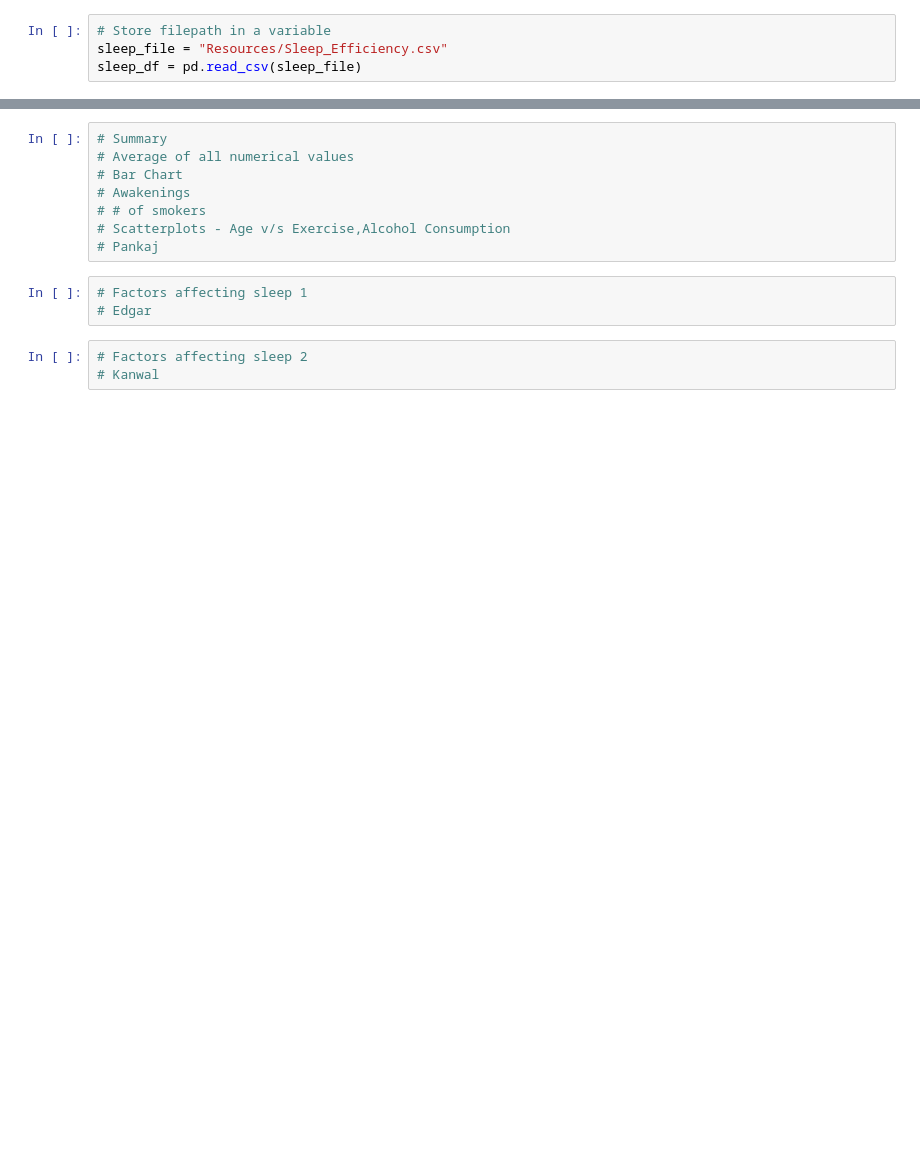
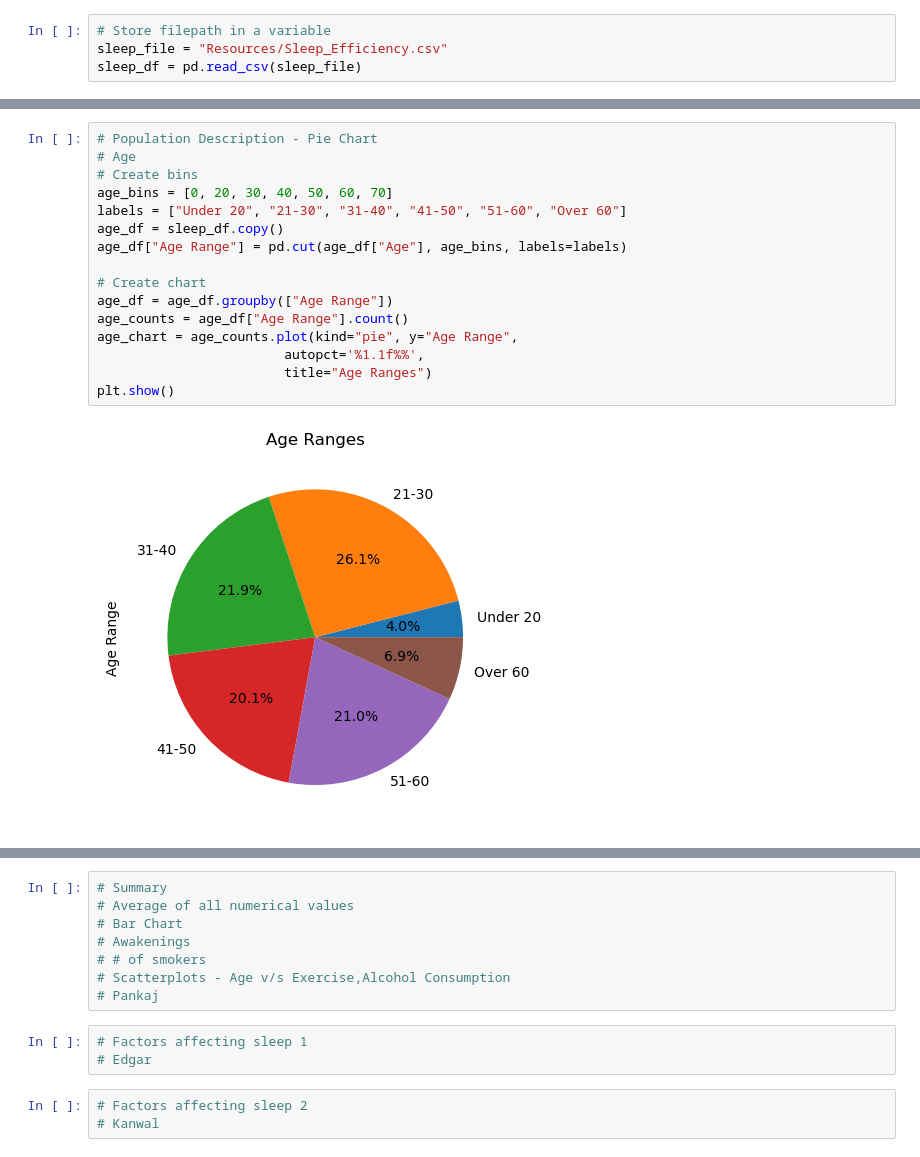
Before and after one commit to JenFreeze/Project_1, a Jupyter notebook: project1.ipynb, the cells around one changed output, grey strips where cells are left out. Saved outputs shown, nothing was run; the diff lists cells and outputs as text; blank space fills up the shorter version.

```diff
--- a/project1.ipynb
+++ b/project1.ipynb
@@ -23,0 +30,18 @@ sleep_df.head(5)
+# %%
+# Population Description - Pie Chart
+# Age
+# Create bins
+age_bins = [0, 20, 30, 40, 50, 60, 70]
+labels = ["Under 20", "21-30", "31-40", "41-50", "51-60", "Over 60"]
+age_df = sleep_df.copy()
+age_df["Age Range"] = pd.cut(age_df["Age"], age_bins, labels=labels)
+
+# Create chart
+age_df = age_df.groupby(["Age Range"])
+age_counts = age_df["Age Range"].count()
+age_chart = age_counts.plot(kind="pie", y="Age Range",
+                        autopct='%1.1f%%',
+                        title="Age Ranges")
+plt.show()
+# %% [output]
+[figure, added]
```
Also changed, not shown: parts of 5 cells of this notebook.
